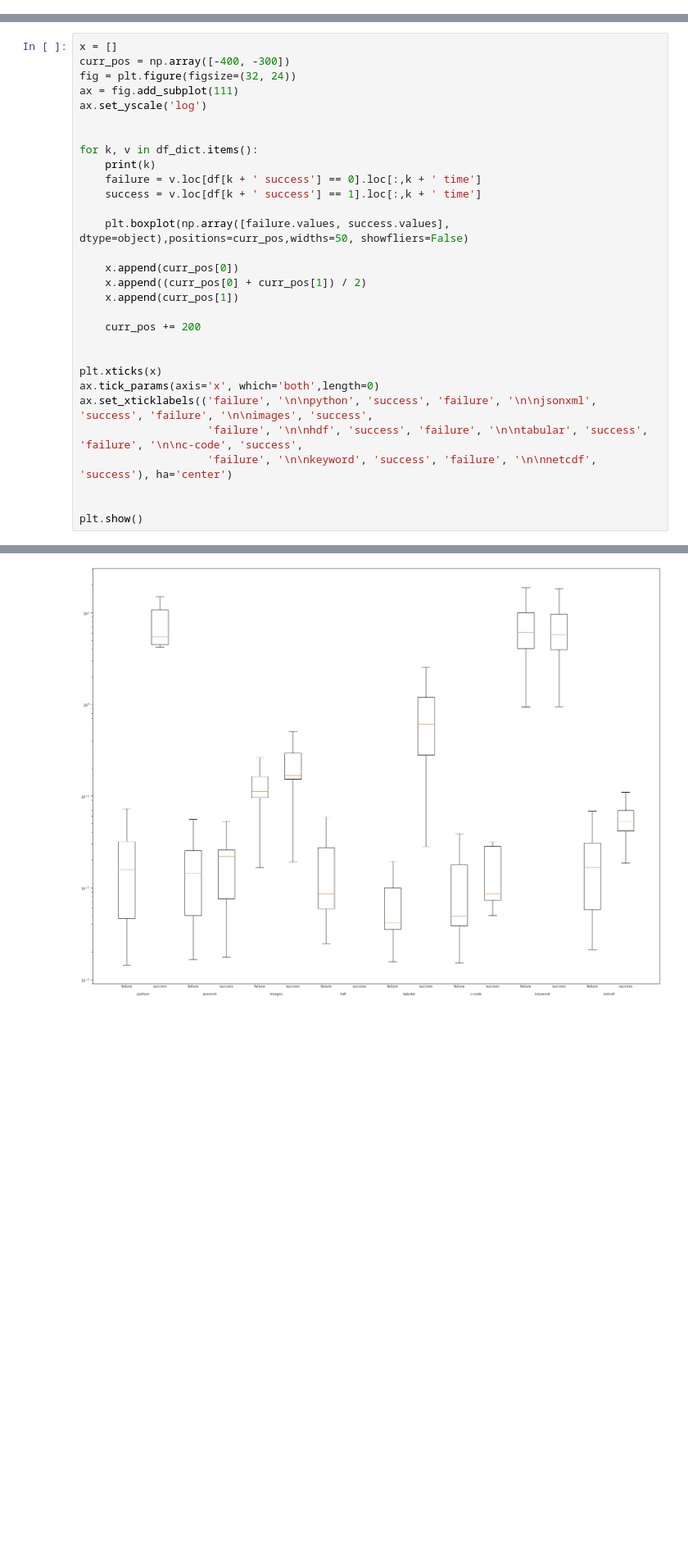
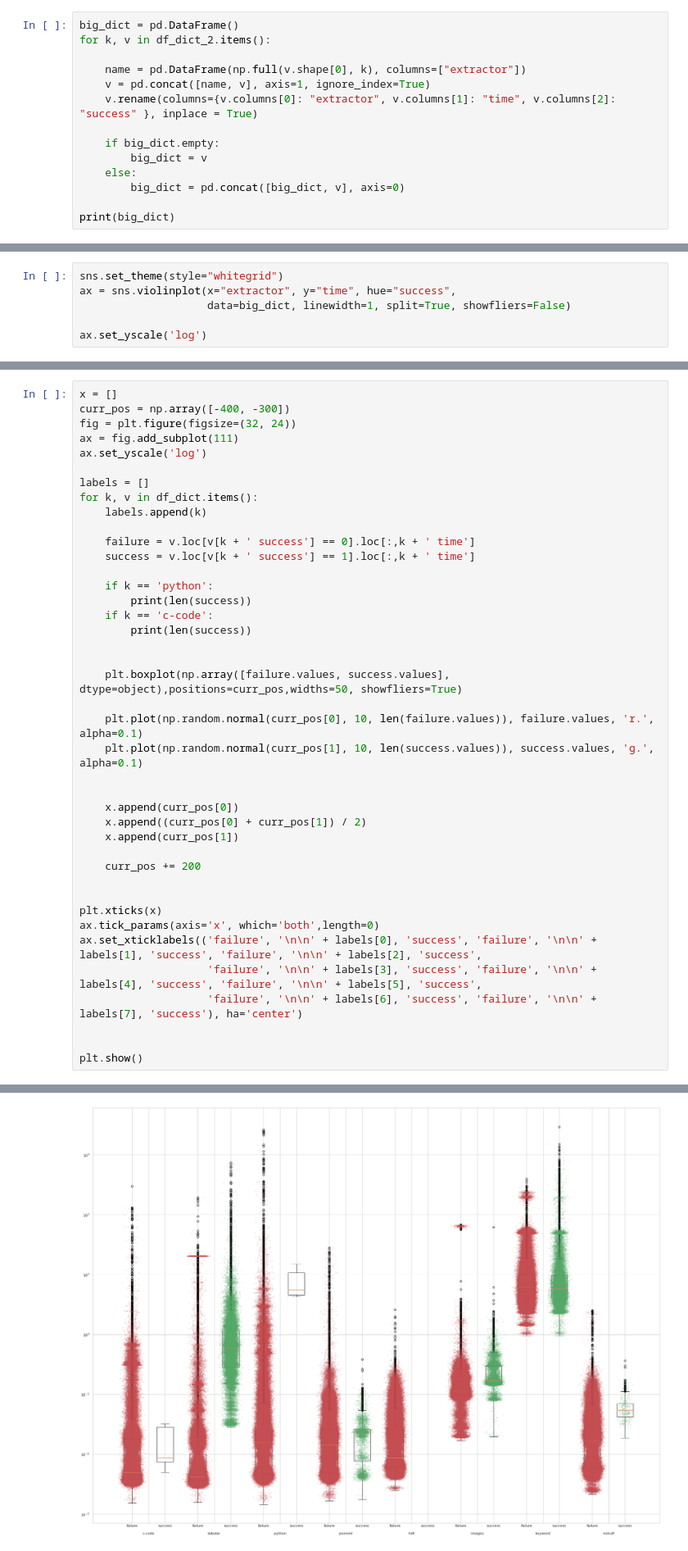
Before and after one commit to xtracthub/MetaDataExtractionModel, a Jupyter notebook: Christmas/ExtractorLatency.ipynb, the cells around one changed output, grey strips where cells are left out. Shown at 82% size. Drawn from its saved outputs; the diff is of its cells as text; blank space fills up the shorter version.

```diff
--- a/Christmas/ExtractorLatency.ipynb
+++ b/Christmas/ExtractorLatency.ipynb
@@ -109,0 +157,14 @@ for k, v in times_dict.items():
+# %%
+big_dict = pd.DataFrame()
+for k, v in df_dict_2.items():
+
+	name = pd.DataFrame(np.full(v.shape[0], k), columns=["extractor"])
+	v = pd.concat([name, v], axis=1, ignore_index=True)
+	v.rename(columns={v.columns[0]: "extractor", v.columns[1]: "time", v.columns[2]: "success" }, inplace = True)
+
+	if big_dict.empty:
+		big_dict = v
+	else:
+		big_dict = pd.concat([big_dict, v], axis=0)
+
+print(big_dict)
@@ -109,0 +186,6 @@ for k, v in times_dict.items():
+# %%
+sns.set_theme(style="whitegrid")
+ax = sns.violinplot(x="extractor", y="time", hue="success",
+                    data=big_dict, linewidth=1, split=True, showfliers=False)
+
+ax.set_yscale('log')
@@ -114,13 +198,24 @@ fig = plt.figure(figsize=(32, 24))
 ax = fig.add_subplot(111)
 ax.set_yscale('log')
 
+labels = []
+for k, v in df_dict.items():
+	labels.append(k)
 
-for k, v in df_dict.items():
-	print(k)
-	failure = v.loc[df[k + ' success'] == 0].loc[:,k + ' time']
-	success = v.loc[df[k + ' success'] == 1].loc[:,k + ' time']
+	failure = v.loc[v[k + ' success'] == 0].loc[:,k + ' time']
+	success = v.loc[v[k + ' success'] == 1].loc[:,k + ' time']
 
-	plt.boxplot(np.array([failure.values, success.values], dtype=object),positions=curr_pos,widths=50, showfliers=False)
+	if k == 'python':
+		print(len(success))
+	if k == 'c-code':
+		print(len(success))
+
+
+	plt.boxplot(np.array([failure.values, success.values], dtype=object),positions=curr_pos,widths=50, showfliers=True)
+
+	plt.plot(np.random.normal(curr_pos[0], 10, len(failure.values)), failure.values, 'r.', alpha=0.1)
+	plt.plot(np.random.normal(curr_pos[1], 10, len(success.values)), success.values, 'g.', alpha=0.1)
+
 
 	x.append(curr_pos[0])
 	x.append((curr_pos[0] + curr_pos[1]) / 2)
@@ -131,9 +226,9 @@ for k, v in df_dict.items():
 
 plt.xticks(x)
 ax.tick_params(axis='x', which='both',length=0)
-ax.set_xticklabels(('failure', '\n\npython', 'success', 'failure', '\n\njsonxml', 'success', 'failure', '\n\nimages', 'success',
-					'failure', '\n\nhdf', 'success', 'failure', '\n\ntabular', 'success', 'failure', '\n\nc-code', 'success',
-					'failure', '\n\nkeyword', 'success', 'failure', '\n\nnetcdf', 'success'), ha='center')
+ax.set_xticklabels(('failure', '\n\n' + labels[0], 'success', 'failure', '\n\n' + labels[1], 'success', 'failure', '\n\n' + labels[2], 'success',
+					'failure', '\n\n' + labels[3], 'success', 'failure', '\n\n' + labels[4], 'success', 'failure', '\n\n' + labels[5], 'success',
+					'failure', '\n\n' + labels[6], 'success', 'failure', '\n\n' + labels[7], 'success'), ha='center')
 
 
 plt.show()
@@ -149 +238 @@ netcdf
-[figure, old version]
+[figure, new version]
```
Also changed, not shown: parts of 8 cells of this notebook.
